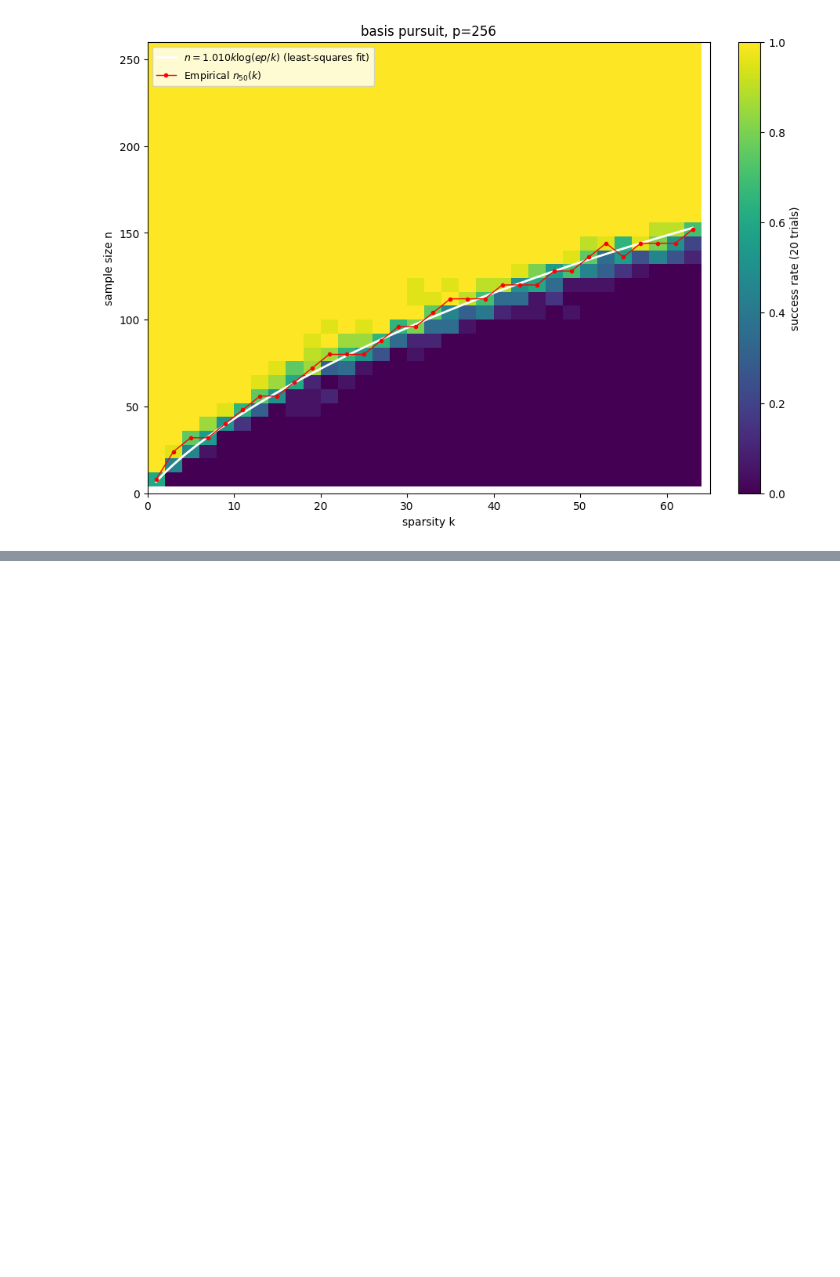
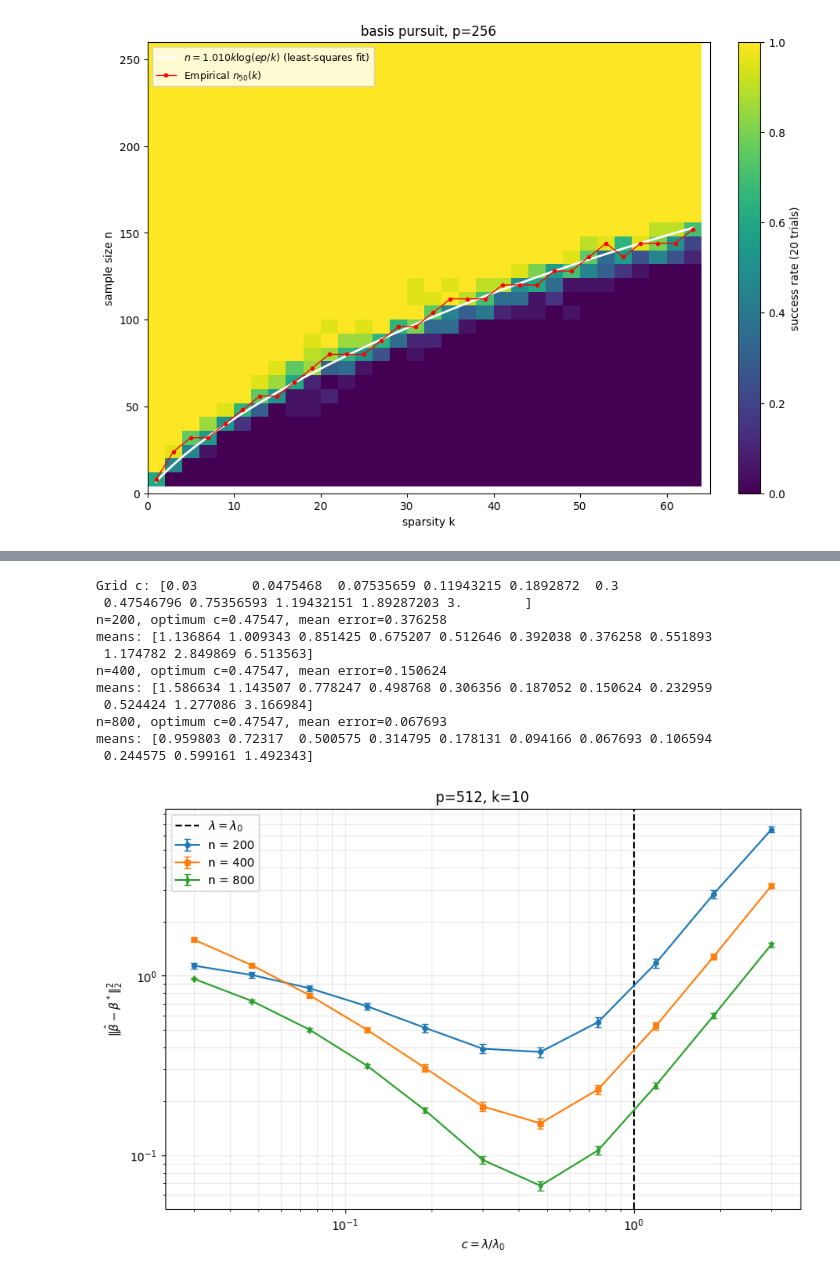
Before and after one commit to TangyKiwi/DSC-242, a Jupyter notebook: HW3/HW3.ipynb, the cells around one changed output, grey strips where cells are left out. Saved outputs shown, nothing was run; the diff lists cells and outputs as text; code cells hidden in the pictures; blank space fills up the shorter version.

```diff
--- a/HW3/HW3.ipynb
+++ b/HW3/HW3.ipynb
@@ -224,0 +456,30 @@ The shape of the empirical boundary (red dotted lines) follows $k \log(e/k)$, $C
+# %%
+fig, ax = plt.subplots(figsize=(8.4, 5.6), layout='constrained')
+fmt_values = ['o-', 's-', 'd-']
+for i, n in enumerate(n_values):
+    ax.errorbar(c_values, means[i], yerr=sems[i], fmt=fmt_values[i], capsize=3,
+                linewidth=1.5, markersize=4, label=f'n = {n}')
+ax.axvline(1.0, linestyle='--', color='black', label=r'$\lambda=\lambda_0$')
+ax.set(xscale='log', yscale='log', xlabel=r'$c=\lambda/\lambda_0$',
+        ylabel=r"$\|\hat{\beta} - \beta^*\|^2_2$",
+        title='p=512, k=10')
+ax.grid(True, which='both', alpha=0.25)
+ax.legend()
+print('Grid c:', c_values)
+for i, n in enumerate(n_values):
+    j = np.argmin(means[i]);print(f'n={n}, optimum c={c_values[j]:.5f}, mean error={means[i,j]:.6f}')
+    print('means:',np.round(means[i],6))
+plt.show()
+# %% [output]
+Grid c: [0.03       0.0475468  0.07535659 0.11943215 0.1892872  0.3
+ 0.47546796 0.75356593 1.19432151 1.89287203 3.        ]
+n=200, optimum c=0.47547, mean error=0.376258
+means: [1.136864 1.009343 0.851425 0.675207 0.512646 0.392038 0.376258 0.551893
+ 1.174782 2.849869 6.513563]
+n=400, optimum c=0.47547, mean error=0.150624
+means: [1.586634 1.143507 0.778247 0.498768 0.306356 0.187052 0.150624 0.232959
+ 0.524424 1.277086 3.166984]
+n=800, optimum c=0.47547, mean error=0.067693
+means: [0.959803 0.72317  0.500575 0.314795 0.178131 0.094166 0.067693 0.106594
+ 0.244575 0.599161 1.492343]
+[figure, added]
```
Also changed, not shown: parts of 12 cells of this notebook, 3 other files.
